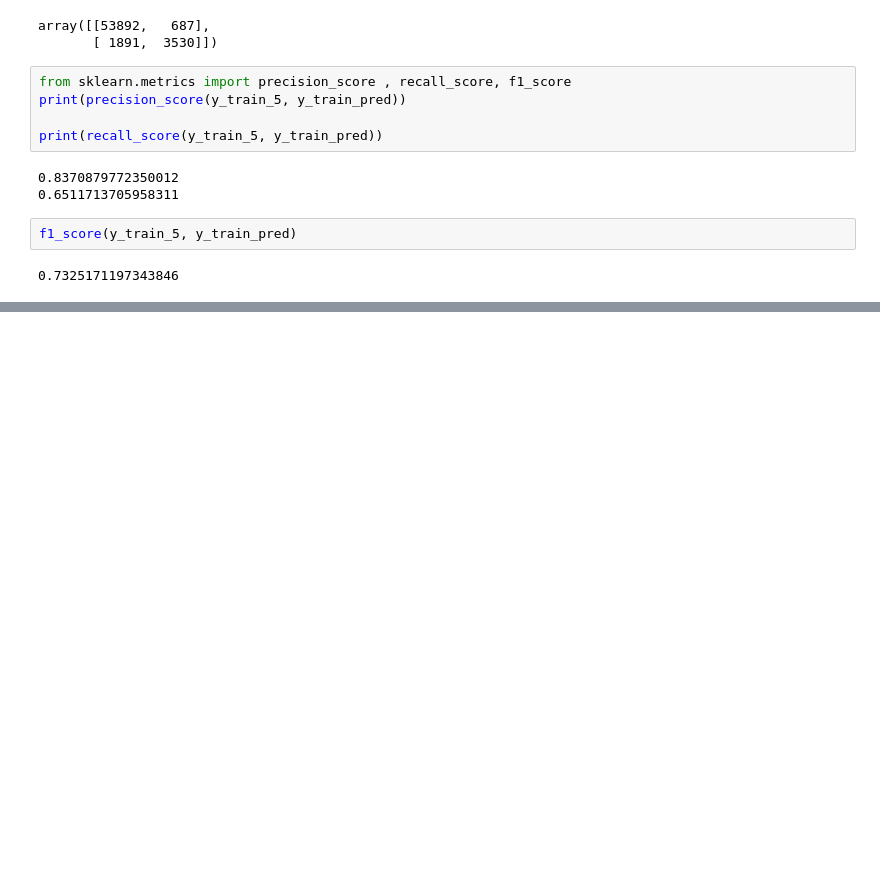
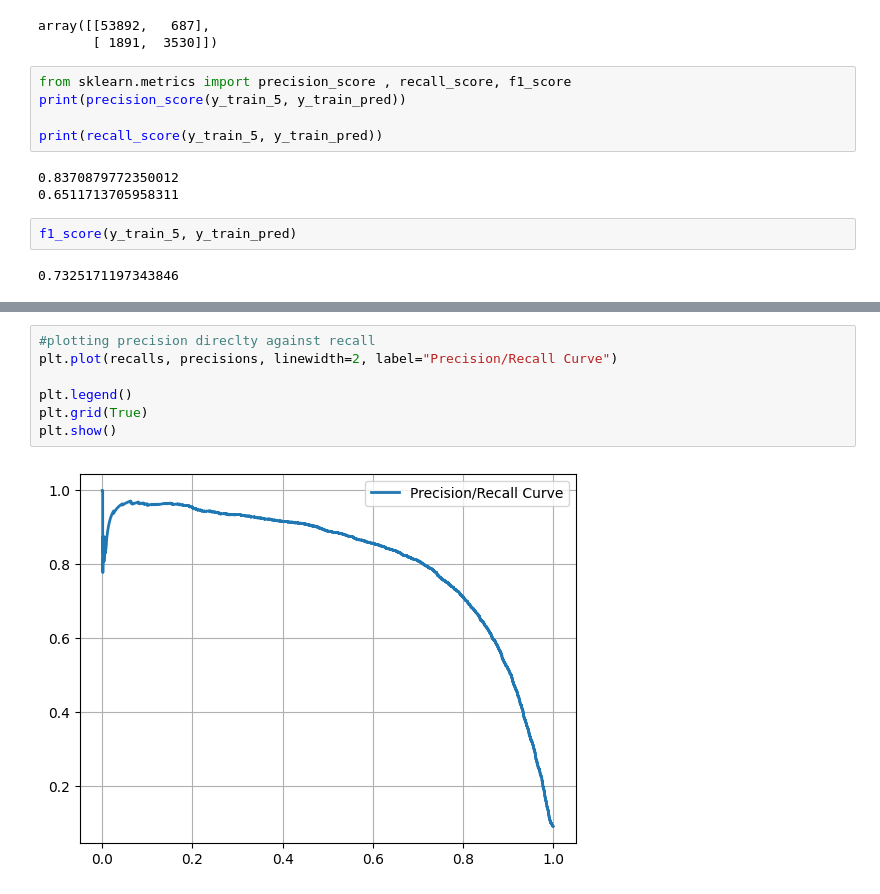
Before and after one commit to prxshetty/scikit-keras-tensorflow-ml, a Jupyter notebook: handsonML.ipynb, the cells around one changed output, grey strips where cells are left out. Cells and saved outputs as stored; diff of their text form; blank space fills up the shorter version.

```diff
--- a/handsonML.ipynb
+++ b/handsonML.ipynb
@@ -136,0 +177,9 @@ f1_score(y_train_5, y_train_pred)
+# %%
+#plotting precision direclty against recall
+plt.plot(recalls, precisions, linewidth=2, label="Precision/Recall Curve")
+
+plt.legend()
+plt.grid(True)
+plt.show()
+# %% [output]
+[figure, added]
```
Also changed, not shown: parts of 13 cells of this notebook.
